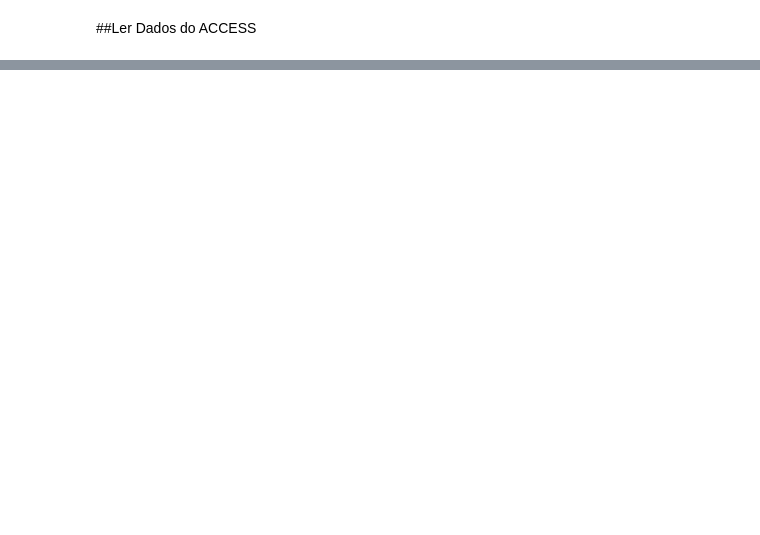
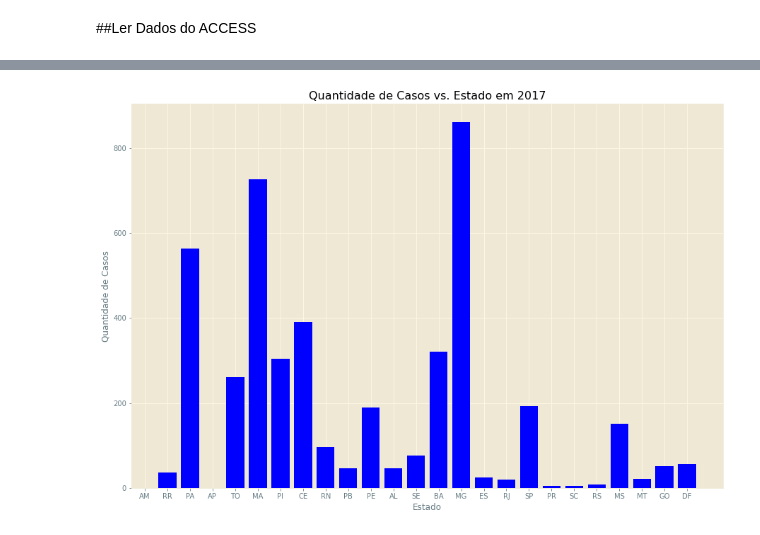
Before and after one commit to kelkp/Leishmaniose, a Jupyter notebook: cod_analise_dados/Analise_Dados.ipynb, the cells around one changed output, grey strips where cells are left out. Drawn from its saved outputs; the diff is of its cells as text; code cells hidden in the pictures; blank space fills up the shorter version.

```diff
--- a/cod_analise_dados/Analise_Dados.ipynb
+++ b/cod_analise_dados/Analise_Dados.ipynb
@@ -33,0 +40,14 @@ Error: ignored
+# %%
+query = 'select * from View_Casos_Estados_PORANO'
+df = pd.read_sql(query, conn)
+QT_Ano_Estado=df.to_numpy()
+# %%
+# Barras na vertical
+plt.figure(figsize=(15,10))
+plt.bar(QT_Ano_Estado[:,0],QT_Ano_Estado[:,11], color = 'blue')
+plt.ylabel("Quantidade de Casos")
+plt.xlabel("Estado")
+plt.title("Quantidade de Casos vs. Estado em 2017")
+plt.show()
+# %% [output]
+[figure, added]
```
Also changed, not shown: parts of 9 cells of this notebook, 14 other files.
